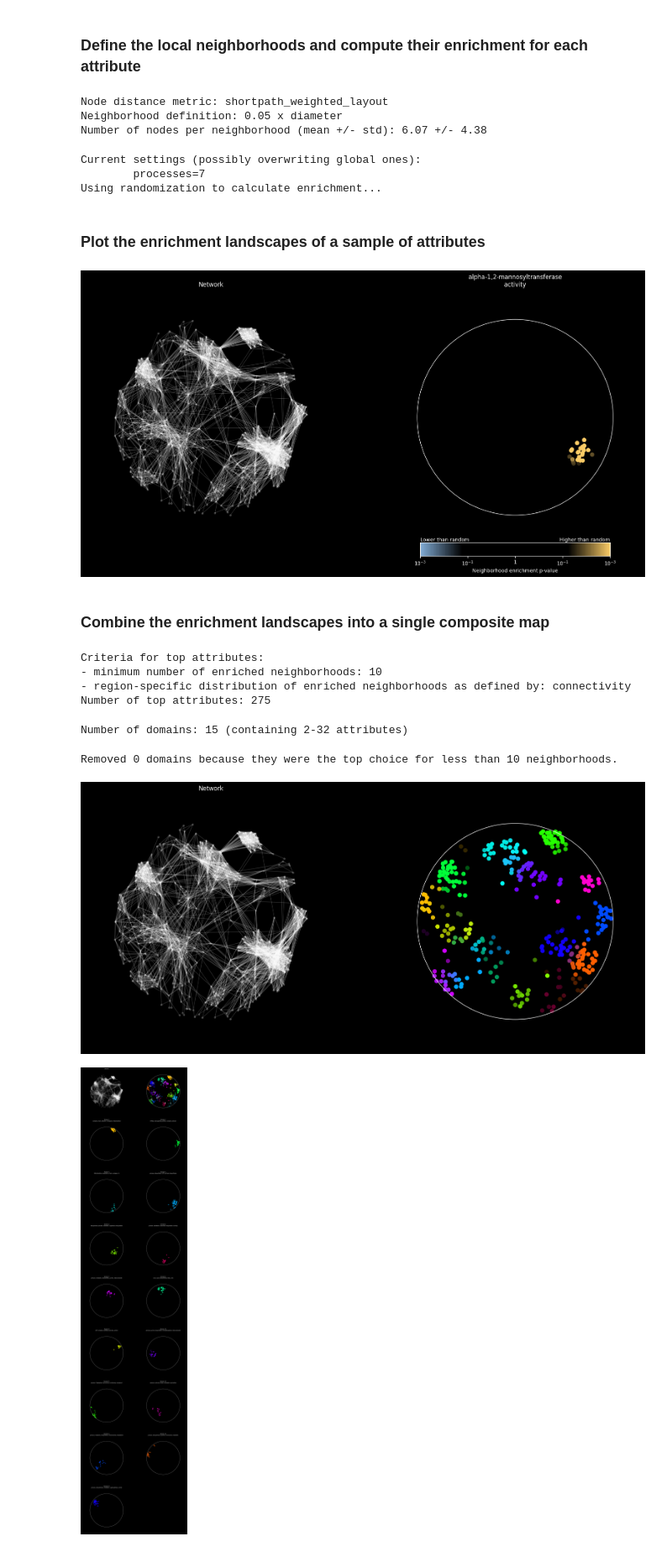
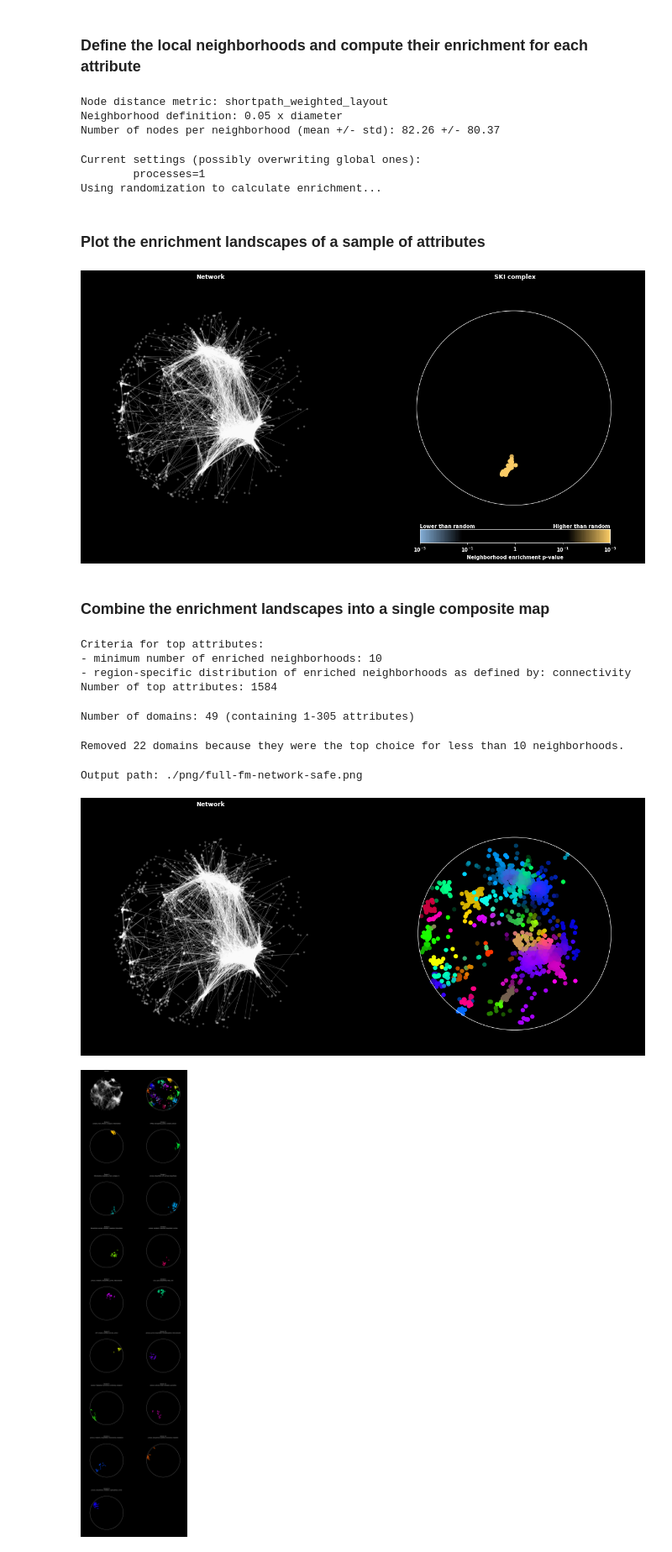
Before and after one commit to irahorecka/safepy, a Jupyter notebook: Example_2_FM_network.ipynb, the cells around one changed output. Shown at 84% size. Drawn from its saved outputs; the diff is of its cells as text; code cells hidden in the pictures.

Commit message:
update FM network

```diff
--- a/Example_2_FM_network.ipynb
+++ b/Example_2_FM_network.ipynb
@@ -21,7 +21,7 @@ from _modules import (
 
 
 # Load mapping of FM ID terms to genes as found in total-JSON
-fm_id_to_term_and_genes = utils.pipeline.fm.map_id_to_term_and_genes(utils.get_path_from_config("total-json"))
+fm_id_to_term_and_genes = utils.pipeline.fm.map_id_to_term_and_genes(utils.get_path_from_config("total-fm-json"))
 
 %matplotlib inline
 # %% [markdown]
@@ -34,7 +34,8 @@ sf = safe.SAFE()
 # %%
 # Option 3: Load Cytoscape session file
 sf.load_network(
-    network_file='../safe-data/networks/metabolic-enrichment-network-apr-1m.cys',
+    network_file='../safe-data/networks/metabolic-enrichment-network-nov-1m.cys',  # Metabolic FM network
+    # network_file='../safe-data/networks/metabolic-enrichment-network-nov-1m.cys',  # All FM network
     node_key_attribute='label' # i.e., node labels
 )
 # %% [output]
@@ -91,7 +92,7 @@ relationship_data.shape
 # FM correlation-related configs
 
 FM_ID_TO_TERM_AND_GENES = utils.pipeline.fm.map_id_to_term_and_genes(
-    utils.get_path_from_config("total-json")
+    utils.get_path_from_config("total-fm-json")
 )
 VALID_LOCI_TXT_PATH = utils.get_path_from_config("sgd-data-txt") / "loci" / "valid_loci.txt"
 UPLOAD_CORR_TSV_PATH = (
@@ -129,6 +130,6 @@ Filtering correlation DataFrame for export...
 # %%
 # Assign PCC cutoffs to build a sparse relationship binary matrix
-pcc_cutoff = 0.7
+pcc_cutoff = 0.8
 relationship_data = fm_fm_corr_export[(fm_fm_corr_export['corr'] > pcc_cutoff) & (fm_fm_corr_export['query_id'].isin(sf.nodes['key'])) & (fm_fm_corr_export['array_id'].isin(sf.nodes['key']))]
 relationship_data = relationship_data[['query_id', 'array_id', 'corr']]
 # Again, rename 'corr' to 'is_relationship' for better downstream compatibility
@@ -180,15 +181,15 @@ sf.define_neighborhoods(node_distance_metric='shortpath_weighted_layout', neighb
 # %% [output]
 Node distance metric: shortpath_weighted_layout
 Neighborhood definition: 0.05 x diameter
-Number of nodes per neighborhood (mean +/- std): 6.07 +/- 4.38
+Number of nodes per neighborhood (mean +/- std): 82.26 +/- 80.37
 # %%
 # sf.compute_pvalues_by_randomization(num_permutations=100, processes=7)
 sf.enrichment_type = "permutation"
 sf.num_permutations=1000
-sf.compute_pvalues(processes=7)
+sf.compute_pvalues(processes=1)
 # %% [output]
 Current settings (possibly overwriting global ones):
-        processes=7
+        processes=1
 Using randomization to calculate enrichment...
 # %% [markdown]
 ### Plot the enrichment landscapes of a sample of attributes
@@ -196,7 +197,7 @@ Using randomization to calculate enrichment...
 # Just the enrichment itself with min and max boundaries on the colormap
 sf.plot_sample_attributes()
 # %% [output]
-[figure, old version]
+[figure, new version]
 # %% [markdown]
 ### Combine the enrichment landscapes into a single composite map
 # %%
@@ -205,19 +206,21 @@ sf.define_top_attributes()
 Criteria for top attributes:
 - minimum number of enriched neighborhoods: 10
 - region-specific distribution of enriched neighborhoods as defined by: connectivity
-Number of top attributes: 275
+Number of top attributes: 1584
-# %%
-sf.define_domains(attribute_distance_threshold=0.85)
-# %% [output]
-Number of domains: 15 (containing 2-32 attributes)
+# %%
+# 0.85 a good value for the metabolic network
+sf.define_domains(attribute_distance_threshold=0.85)
+# %% [output]
+Number of domains: 49 (containing 1-305 attributes)
 # %%
 sf.trim_domains()
 # %% [output]
-Removed 0 domains because they were the top choice for less than 10 neighborhoods.
+Removed 22 domains because they were the top choice for less than 10 neighborhoods.
 # %%
-sf.plot_composite_network(show_each_domain=False, show_domain_ids=False)#, save_fig="./png/metabolic-network-safe.png")
+sf.plot_composite_network(show_each_domain=False, show_domain_ids=False, save_fig="./png/full-fm-network-safe.png")
 # %% [output]
+Output path: ./png/full-fm-network-safe.png
-[figure, old version]
+[figure, new version]
 # %%
 sf.plot_composite_network(show_each_domain=True, labels=[])
 # %% [output]
```
Also changed, not shown: parts of 5 cells of this notebook.
